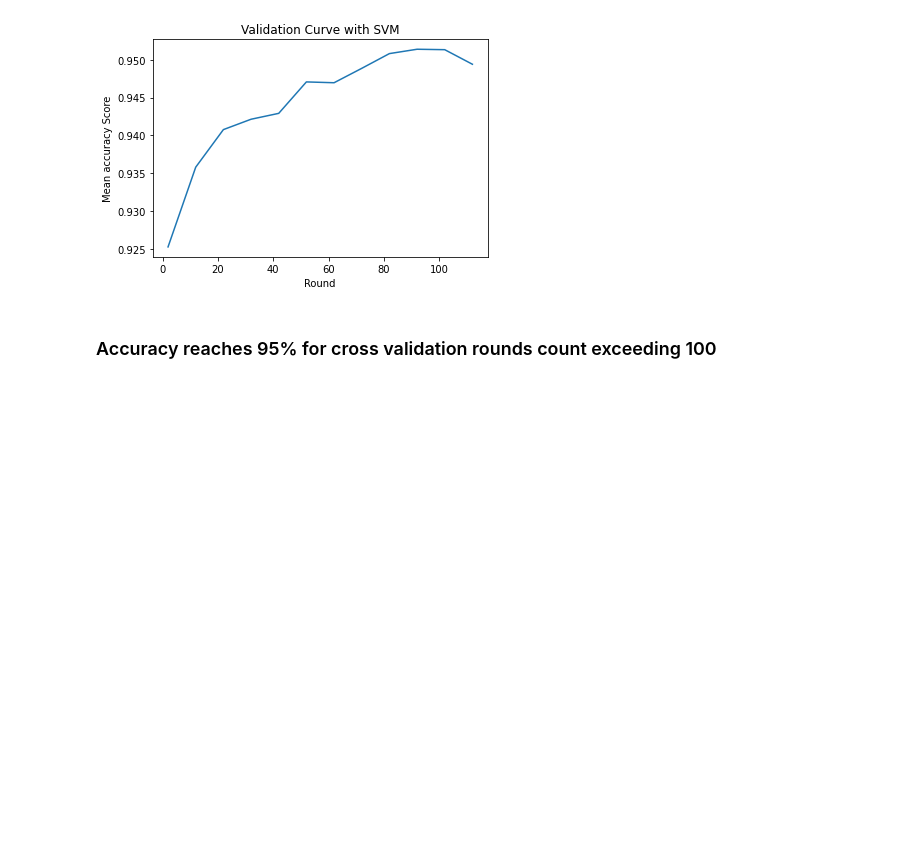
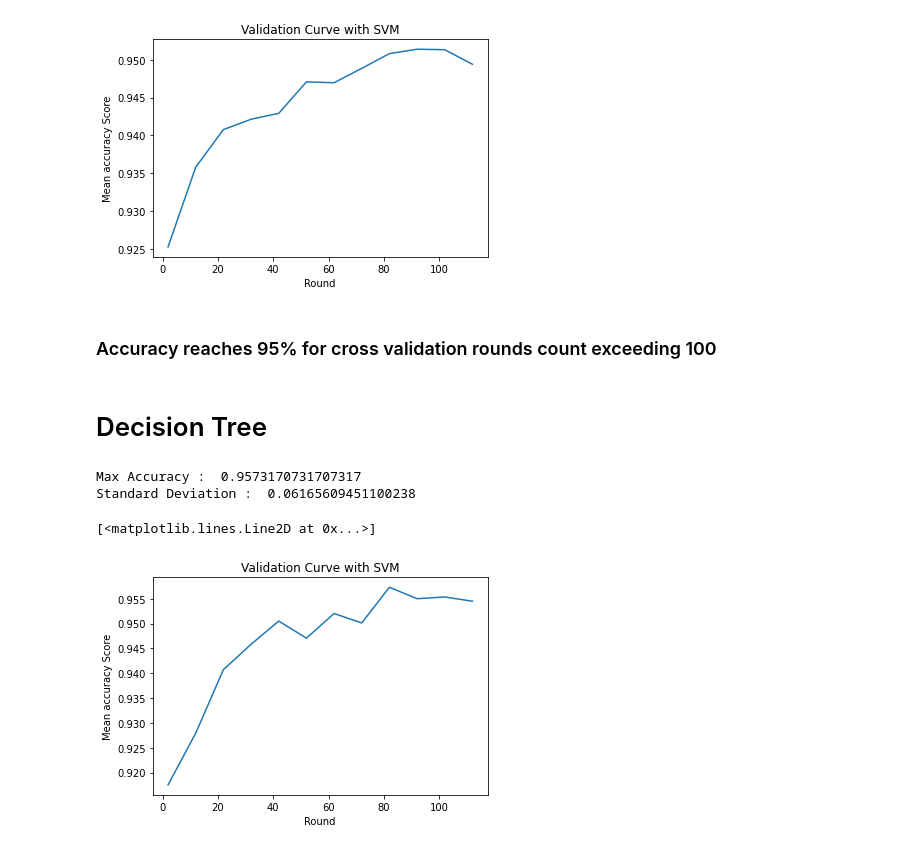
Before and after one commit to shayanmalinda/Effective-identification-of-Nitrogen-Fertilizer-demand-for-Paddy-Cultivation-using-UAVs, a Jupyter notebook: Models/(Rusiri)cross_validating_for_different_feature_combinations.ipynb, the cells around one changed output. Drawn from its saved outputs; the diff is of its cells as text; code cells hidden in the pictures; blank space fills up the shorter version.

Commit message:
decision tree cross validation-significant outcome could be found here

```diff
--- a/Models/(Rusiri)cross_validating_for_different_feature_combinations.ipynb
+++ b/Models/(Rusiri)cross_validating_for_different_feature_combinations.ipynb
@@ -318,3 +320,43 @@ plt.plot(np.arange(2,120,10,dtype=int),means)
 [figure]
 # %% [markdown]
 ### Accuracy reaches 95% for cross validation rounds count exceeding 100
+# %% [markdown]
+# Decision Tree
+# %%
+rs=42
+df=pd.read_csv("drive/My Drive/Final Year Research/Dataset/Oneplus 5T/data_files/rgbarray.csv")
+df['brightness']=metadata['brightness']
+df['shutter_speed']=metadata['shutter_speed']
+df['exposure_time']=metadata['exposure_time']
+X=df
+Y=labels
+from sklearn import tree
+clf = make_pipeline(StandardScaler(), tree.DecisionTreeClassifier(random_state=rs))
+#clf = tree.DecisionTreeClassifier()
+
+#scores = cross_val_score(clf, X, Y, cv=80)
+#print("%0.2f accuracy with a standard deviation of %0.2f" % (scores.mean(), scores.std()))
+
+means=[cross_val_score(clf, X, Y, cv=i).mean() for i in range(2,120,10)]
+stds=[cross_val_score(clf, X, Y, cv=i).std() for i in range(2,120,10)]
+i=1
+max=means[0]
+ind=0
+while i<len(means):
+  if(max<means[i]):
+    max=means[i]
+    ind=i
+  i+=1
+
+print("Max Accuracy : ",means[ind])
+print("Standard Deviation : ",stds[ind])
+
+plt.title("Validation Curve with SVM")
+plt.xlabel("Round")
+plt.ylabel("Mean accuracy Score")
+plt.plot(np.arange(2,120,10,dtype=int),means)
+# %% [output]
+Max Accuracy :  0.9573170731707317
+Standard Deviation :  0.06165609451100238
+[<matplotlib.lines.Line2D at 0x...>]
+[figure, added]
```
Also changed, not shown: parts of 1 cell of this notebook.
